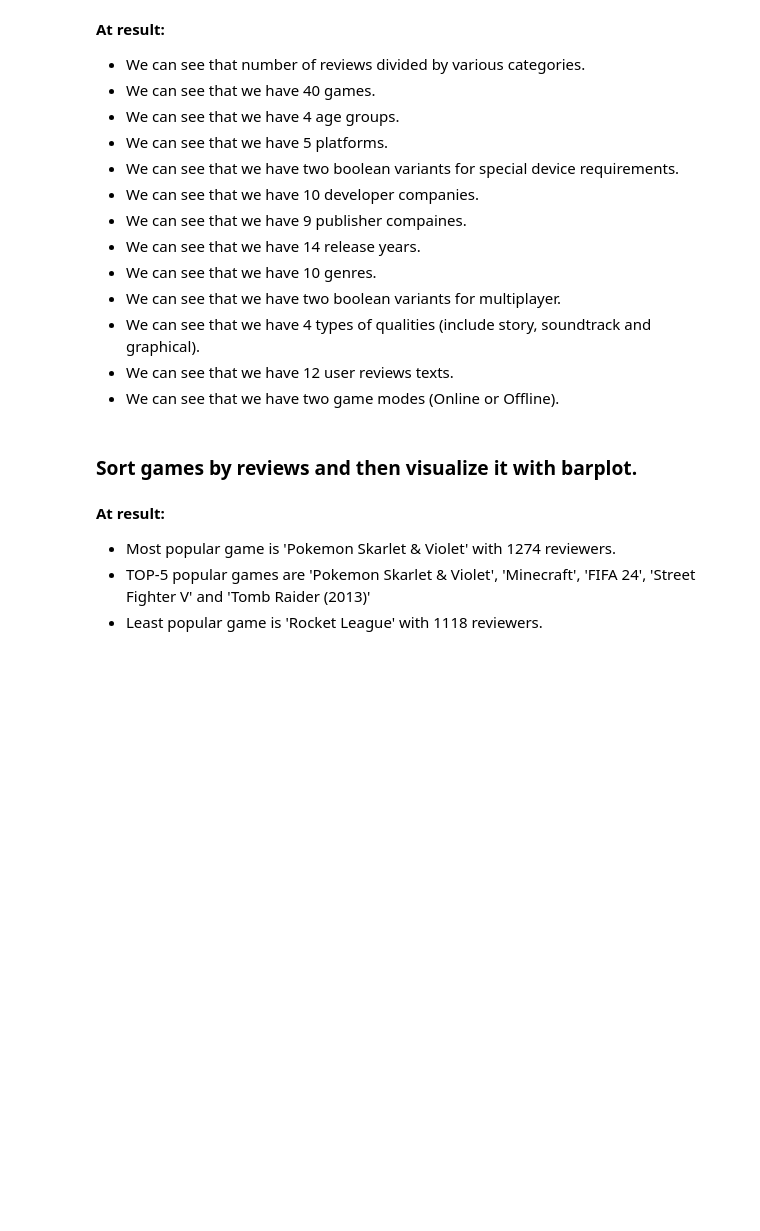
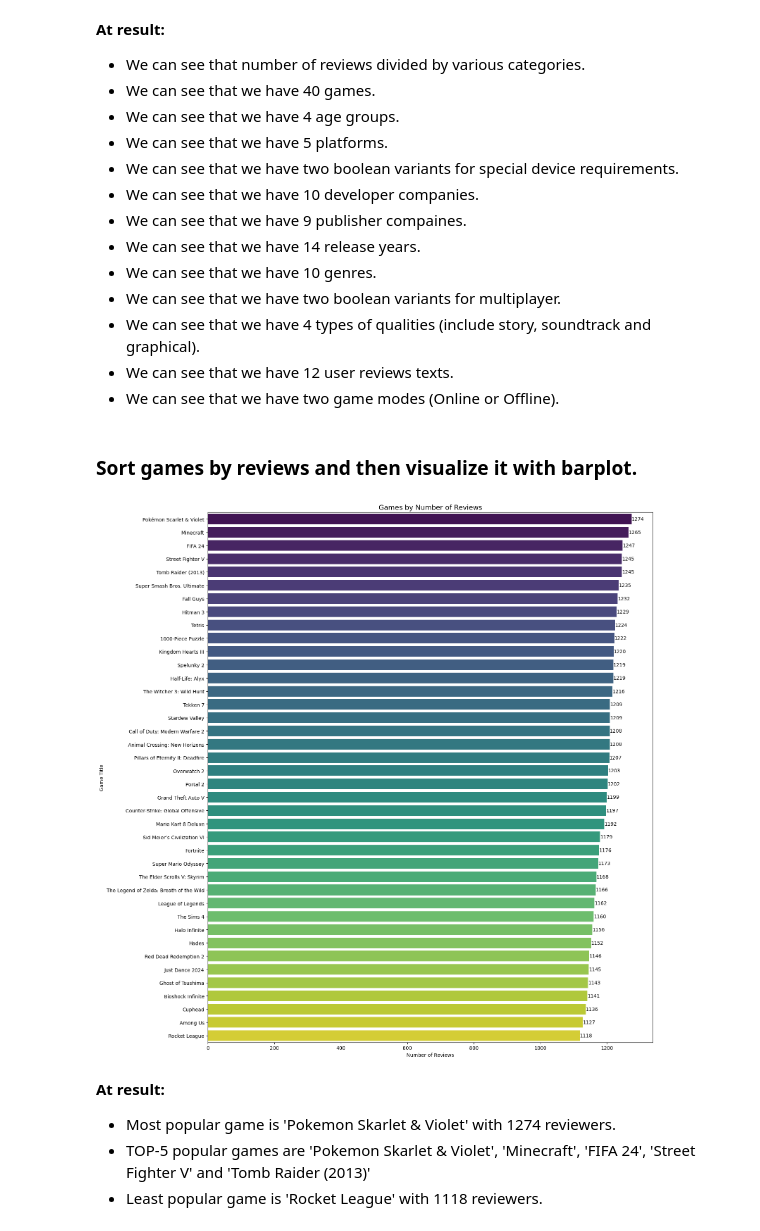
Before and after one commit to IrronRoman19/final-project-data, a Jupyter notebook: eda-project-tovtech-video-game-reviews.ipynb, the cells around one changed output. Saved outputs shown, nothing was run; the diff lists cells and outputs as text; code cells hidden in the pictures; blank space fills up the shorter version.

```diff
--- a/eda-project-tovtech-video-game-reviews.ipynb
+++ b/eda-project-tovtech-video-game-reviews.ipynb
@@ -226,22 +389,24 @@ print(f"\n{reviews['Game Mode'].value_counts()}\nThere have {reviews['Game Mode'
 # %%
 # Group by 'Game Title' and count reviews
 game_review_counts = reviews.groupby('Game Title').size().reset_index(name='Review Count')
 
 # Sort by review count in descending order
 sorted_review_counts = game_review_counts.sort_values(by='Review Count', ascending=False)
 
 # Visualize the games by review count with bar plot
-plt.figure(figsize=(16, 10))
+plt.figure(figsize=(16, 16))
 sns.barplot(data=sorted_review_counts, x='Review Count', y='Game Title', palette='viridis')
 
 for index, value in enumerate(sorted_review_counts['Review Count']):
     plt.text(value, index, str(value), fontsize=10, va='center')
 
 plt.title('Games by Number of Reviews', fontsize=14)
 plt.xlabel('Number of Reviews')
 plt.ylabel('Game Title')
 plt.tight_layout()
 plt.show()
+# %% [output]
+[figure, added]
 # %% [markdown]
 **At result:**
 * Most popular game is 'Pokemon Skarlet & Violet' with 1274 reviewers.
```
Also changed, not shown: parts of 32 cells of this notebook.
